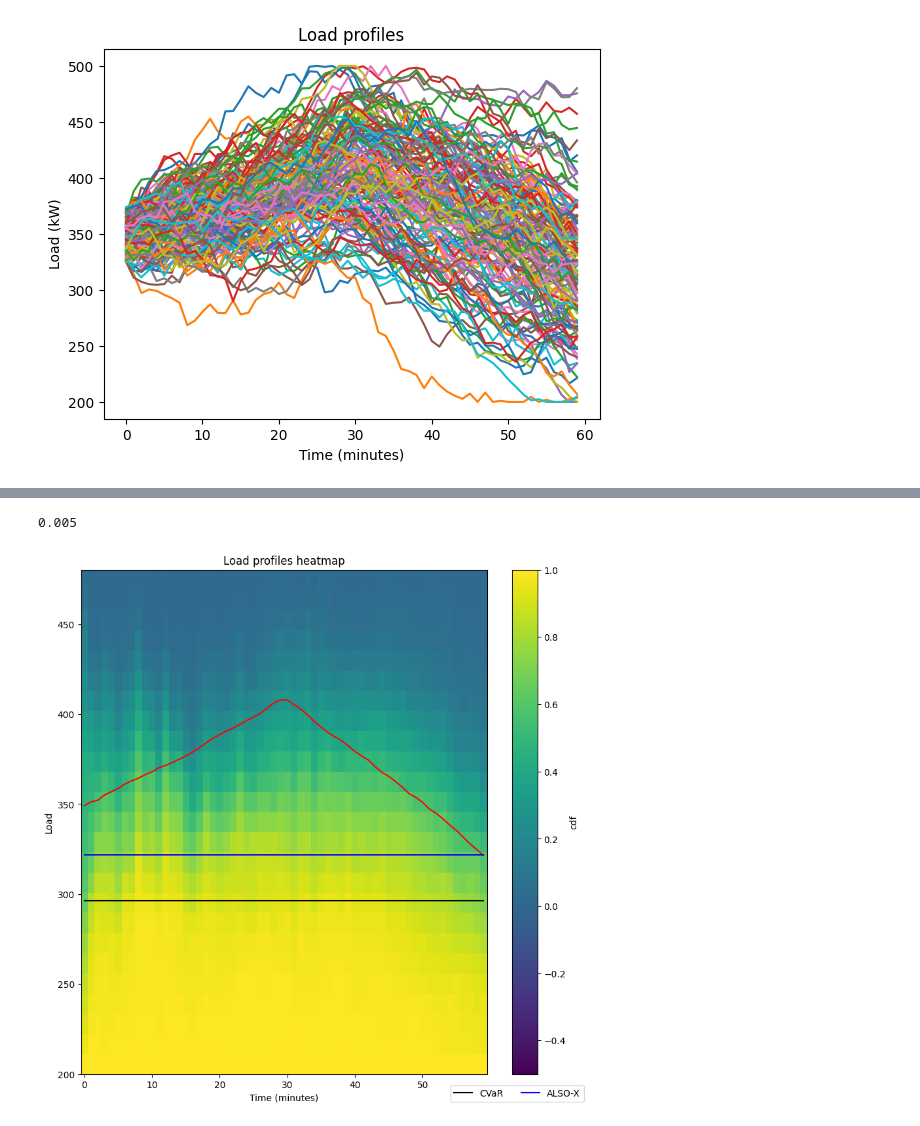
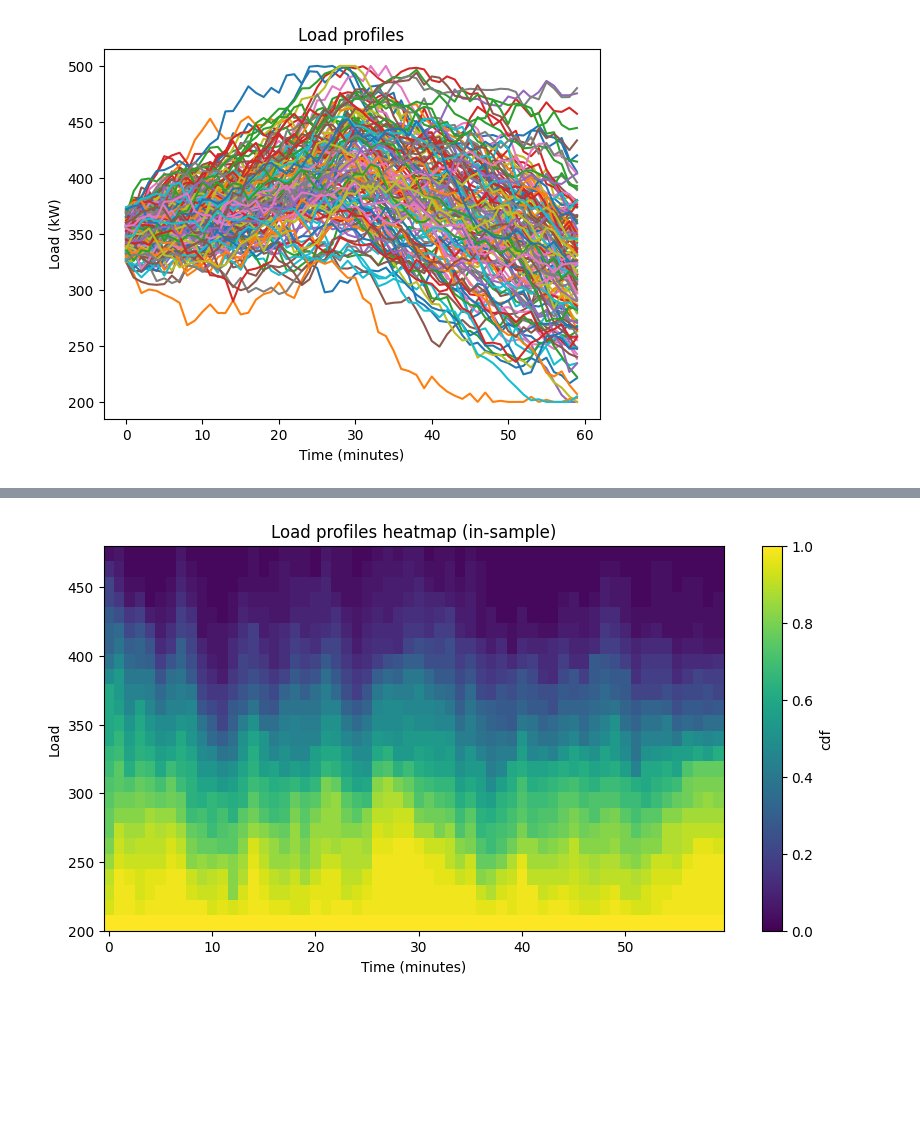
Before and after one commit to Max-f123/Renewables_in_Electricity_Markets, a Jupyter notebook: Assignment2/Task2/load_profile_generator.ipynb, the cells around one changed output, grey strips where cells are left out. Cells and saved outputs as stored; diff of their text form; code cells hidden in the pictures; blank space fills up the shorter version.

```diff
--- a/Assignment2/Task2/load_profile_generator.ipynb
+++ b/Assignment2/Task2/load_profile_generator.ipynb
@@ -61,4 +61,12 @@ plt.title('Load profiles')
 plt.show()
 # %% [output]
 [figure]
+# %%
+# Read the load profiles from the CSV file
+load_profiles = pd.read_csv('load_profiles.csv')
+
+n_in_sample = 50
+#select first 50 columns
+in_sample_profiles = load_profiles.iloc[:, :n_in_sample]
+out_of_sample_profiles = load_profiles.iloc[:, n_in_sample:]
 # %%
@@ -149,32 +112,28 @@ plt.show()
-# %%
-hist_df.describe().loc['min'].min()
-# %% [output]
-0.005
 # %%
 # make data with uneven sampling in x
 x = range(0, 60, 1)
 X, Y = np.meshgrid(x, borders)
-Z = hist_df.values
+Z = in_sample_hist_df.values
 # plot
-fig, ax = plt.subplots(figsize=(10, 10))
+fig, ax = plt.subplots(figsize=(10, 5))
 
-c = ax.pcolormesh(X, Y, Z, vmin=-0.5, vmax=1.0)
+c = ax.pcolormesh(X, Y, Z, vmin=0, vmax=1.0)
 plt.xlabel('Time (minutes)')
 plt.ylabel('Load')
-plt.title('Load profiles heatmap')
+plt.title('Load profiles heatmap (in-sample)')
 Also_X = 321.7965945853627
 C_Var = 296.4980071934071
 #make vector of 291 value vector
 cvar_value = np.linspace(C_Var, C_Var, 60)
 alsox_value = np.linspace(Also_X, Also_X, 60)
 
-plt.plot(x, mean_load, color='red')
-plt.plot(x, cvar_value , color='black', label='CVaR')
-plt.plot(x, alsox_value , color='blue', label='ALSO-X')
-fig.legend(bbox_to_anchor=(0.9, 0.1), ncols=3)
+#plt.plot(x, mean_load, color='red')
+#plt.plot(x, cvar_value , color='black', label='CVaR')
+#plt.plot(x, alsox_value , color='blue', label='ALSO-X')
+#fig.legend(bbox_to_anchor=(0.9, 0.0), ncols=3)
 
 fig.colorbar(c, ax=ax, label='cdf')
 
 plt.show()
 # %% [output]
-[figure, old version]
+[figure, new version]
```
Also changed, not shown: parts of 7 cells of this notebook, 5 other files.
